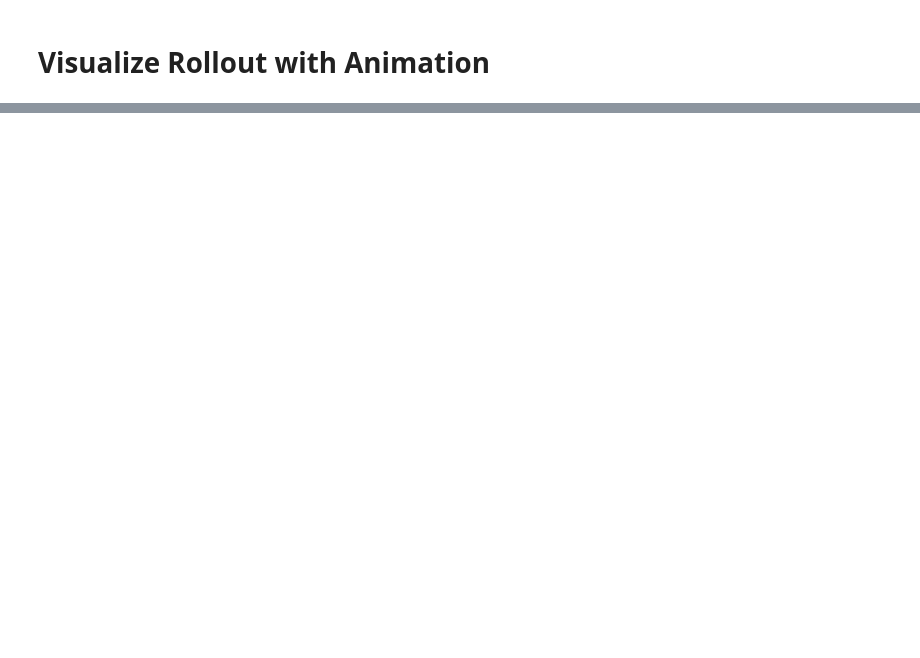
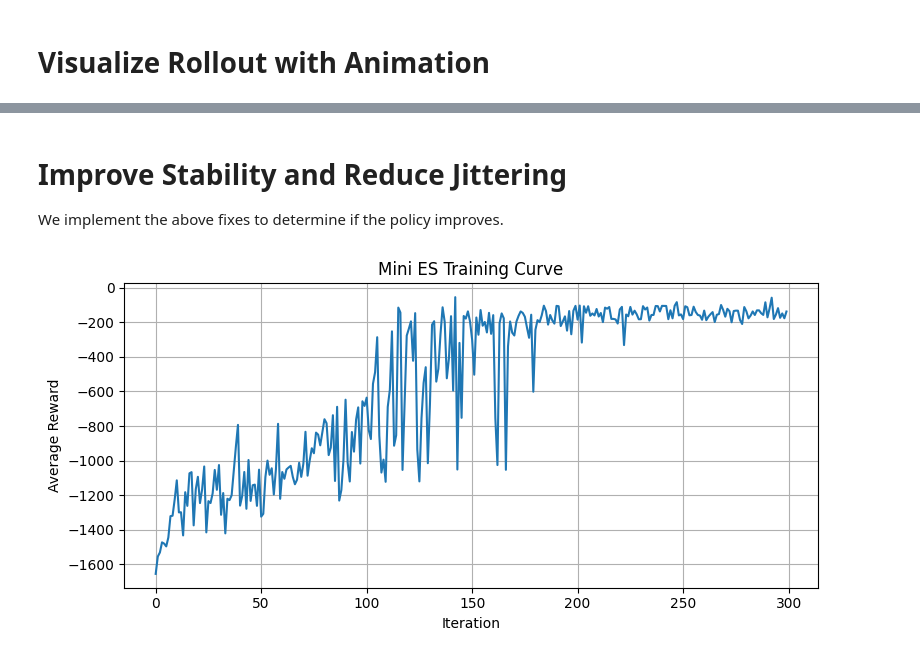
Before and after one commit to ScottFortune/inverted-pendulum-es, a Jupyter notebook: notebooks/02_es_walkthrough.ipynb, the cells around one changed output, grey strips where cells are left out. Cells and saved outputs as stored; diff of their text form; code cells hidden in the pictures; blank space fills up the shorter version.

Commit message:
Improved jittering

```diff
--- a/notebooks/02_es_walkthrough.ipynb
+++ b/notebooks/02_es_walkthrough.ipynb
@@ -205,0 +239,33 @@ Image(filename=gif_path)
+# %% [markdown]
+# Improve Stability and Reduce Jittering
+
+We implement the above fixes to determine if the policy improves.
+# %%
+env = CustomInvertedPendulum(torque_penalty=0.05)
+
+policy = SimplePolicyNet(input_dim=3, hidden_dim=8, output_dim=1)
+# %%
+es = EvolutionStrategy(
+    policy=policy,
+    env=env,
+    n_perturb=50,
+    sigma=0.3,
+    alpha=0.001,
+    episodes=5
+)
+
+# Run training
+num_iterations = 300
+reward_history = es.optimize(num_iterations)
+
+# Plot results
+plt.figure(figsize=(8, 4))
+plt.plot(reward_history)
+plt.title("Mini ES Training Curve")
+plt.xlabel("Iteration")
+plt.ylabel("Average Reward")
+plt.grid(True)
+plt.tight_layout()
+plt.show()
+# %% [output]
+[figure, added]
```
Also changed, not shown: parts of 10 cells of this notebook.
